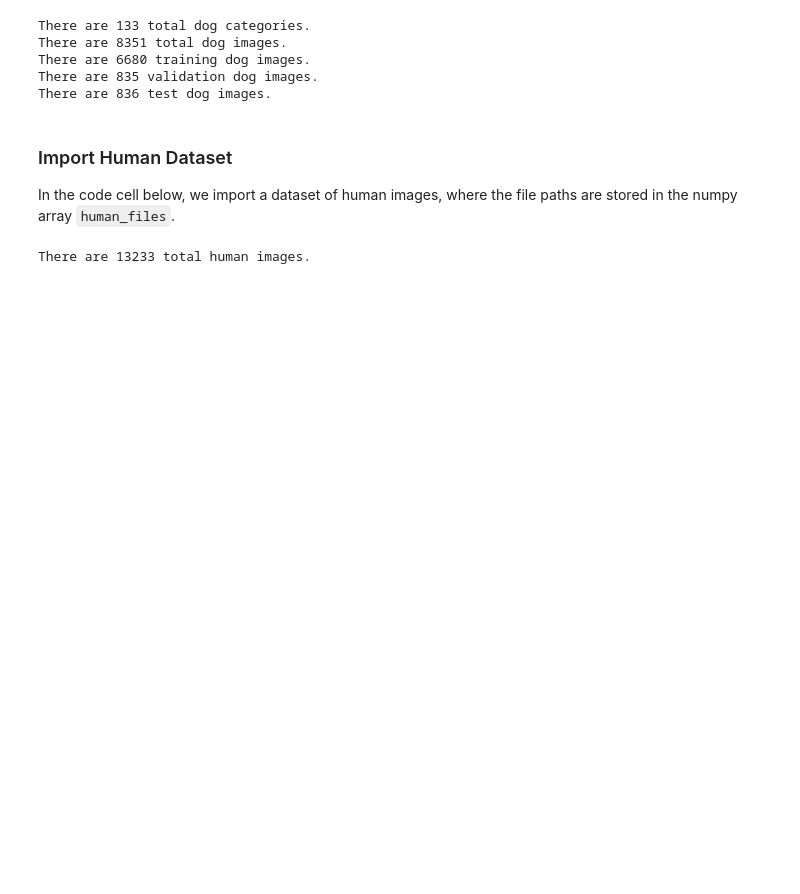
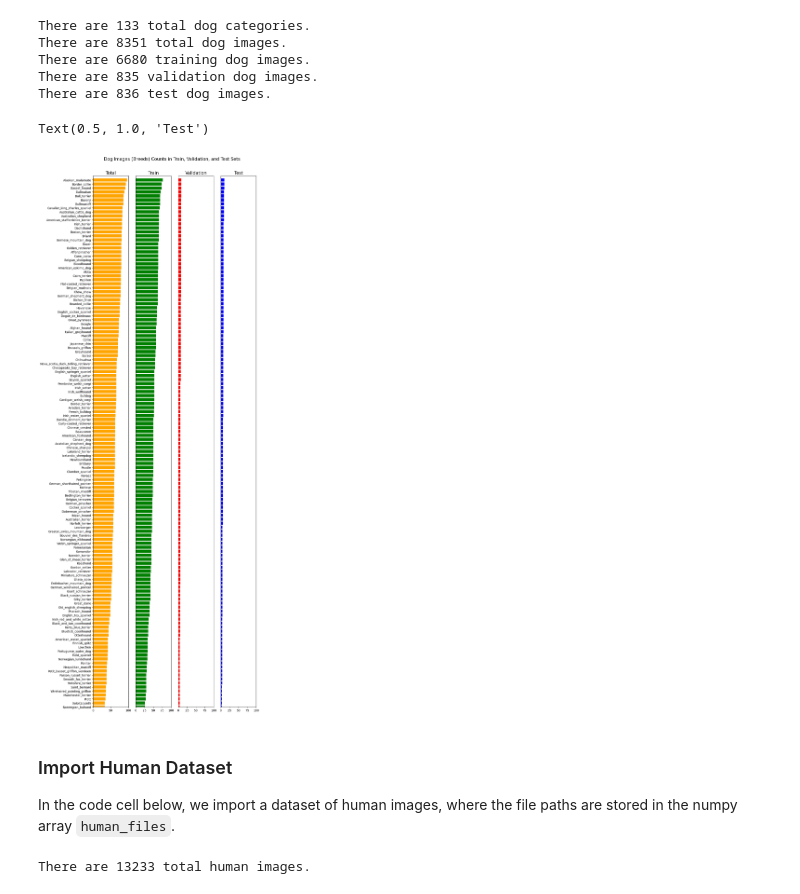
Before and after one commit to Rpule99/Capstone-Dog_breed_classifier, a Jupyter notebook: dog_app.ipynb, the cells around one changed output. Saved outputs shown, nothing was run; the diff lists cells and outputs as text; code cells hidden in the pictures; blank space fills up the shorter version.

```diff
--- a/dog_app.ipynb
+++ b/dog_app.ipynb
@@ -89,6 +89,65 @@ There are 8351 total dog images.
 There are 6680 training dog images.
 There are 835 validation dog images.
 There are 836 test dog images.
+# %%
+#data exploration
+import pandas as pd
+import matplotlib.pyplot as plt
+
+train_df = pd.DataFrame(data=train_targets, columns=dog_names)
+valid_df = pd.DataFrame(data=valid_targets, columns=dog_names)
+test_df = pd.DataFrame(data=test_targets, columns=dog_names)
+# total graph
+
+
+fig, ax = plt.subplots(1,4,figsize=(10,30))
+fig.suptitle('Dog Images (Breeds) Counts in Train, Validation, and Test Sets', fontsize = 15)
+fig.subplots_adjust(top=0.95)
+
+total_df = (train_df.sum() + valid_df.sum() + test_df.sum()).sort_values()
+values = list(total_df)
+x = total_df.index
+
+ax[0].barh(range(len(x)), sorted(values), align='center', color='orange', ecolor='orange')
+ax[0].set_yticks(ticks=range(len(x)))
+ax[0].set_yticklabels(x)
+ax[0].set_ylim(0, 133)
+ax[0].set_title("Total", fontsize=15)
+
+train_count_df = train_df.sum()
+values = list(train_count_df)
+x = train_count_df.index
+
+ax[1].barh(range(len(x)), sorted(values), align='center', color='green', ecolor='black')
+ax[1].set_yticks(ticks=[])
+ax[1].set_ylim(0, 133)
+ax[1].set_xlim(0,100)
+ax[1].set_title("Train", fontsize=15)
+
+valid_count_df = valid_df.sum()
+values = list(valid_count_df)
+x = valid_count_df.index
+
+ax[2].barh(range(len(x)), sorted(values), align='center', color='red', ecolor='black')
+ax[2].set_yticks(ticks=[])
+ax[2].set_ylim(0, 133)
+ax[2].set_xlim(0,100)
+ax[2].set_title("Validation", fontsize=15)
+
+test_count_df = test_df.sum()
+values = list(test_count_df)
+x = test_count_df.index
+
+ax[3].barh(range(len(x)), sorted(values), align='center', color='blue', ecolor='black')
+ax[3].set_yticks(ticks=[])
+ax[3].set_ylim(0, 133)
+ax[3].set_xlim(0,100)
+ax[3].set_title("Test", fontsize=15)
+
+#code was adapted and modified from Filipe
+# %% [output]
+Text(0.5, 1.0, 'Test')
+[figure, added]
 # %% [markdown]
 ### Import Human Dataset
 
```
Also changed, not shown: parts of 60 cells of this notebook, 10 other files.
